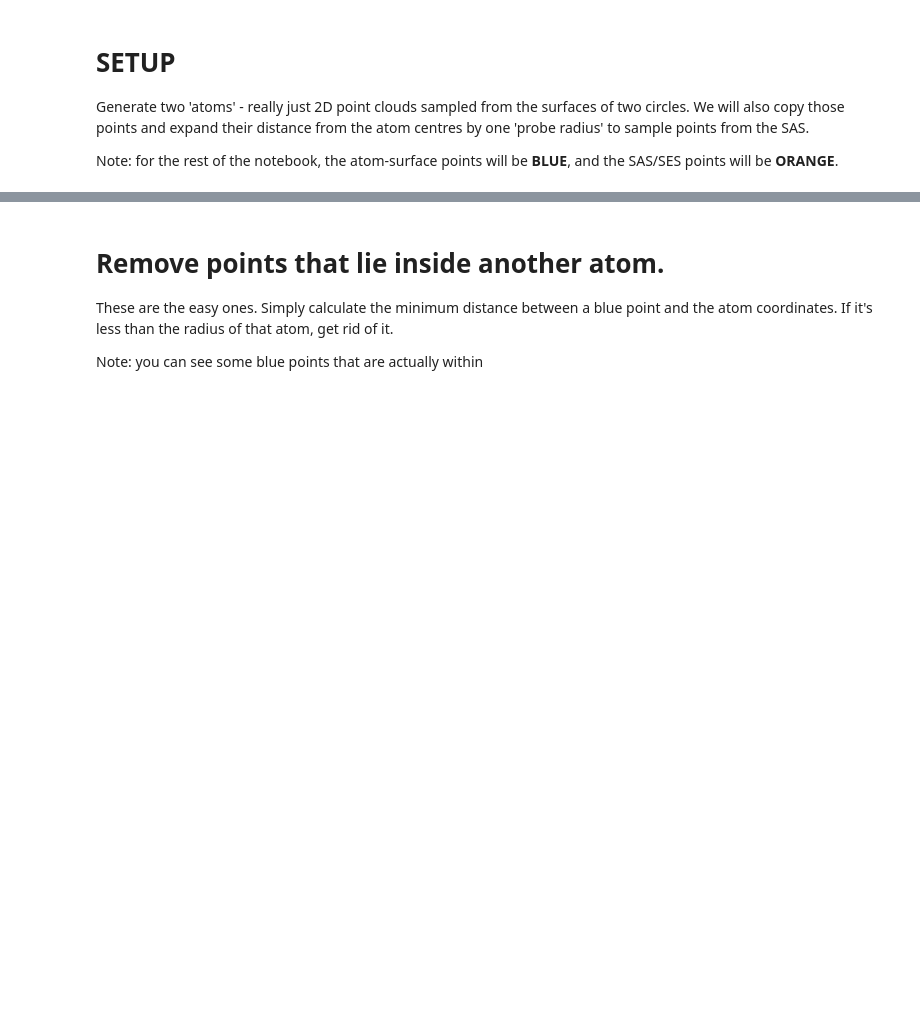
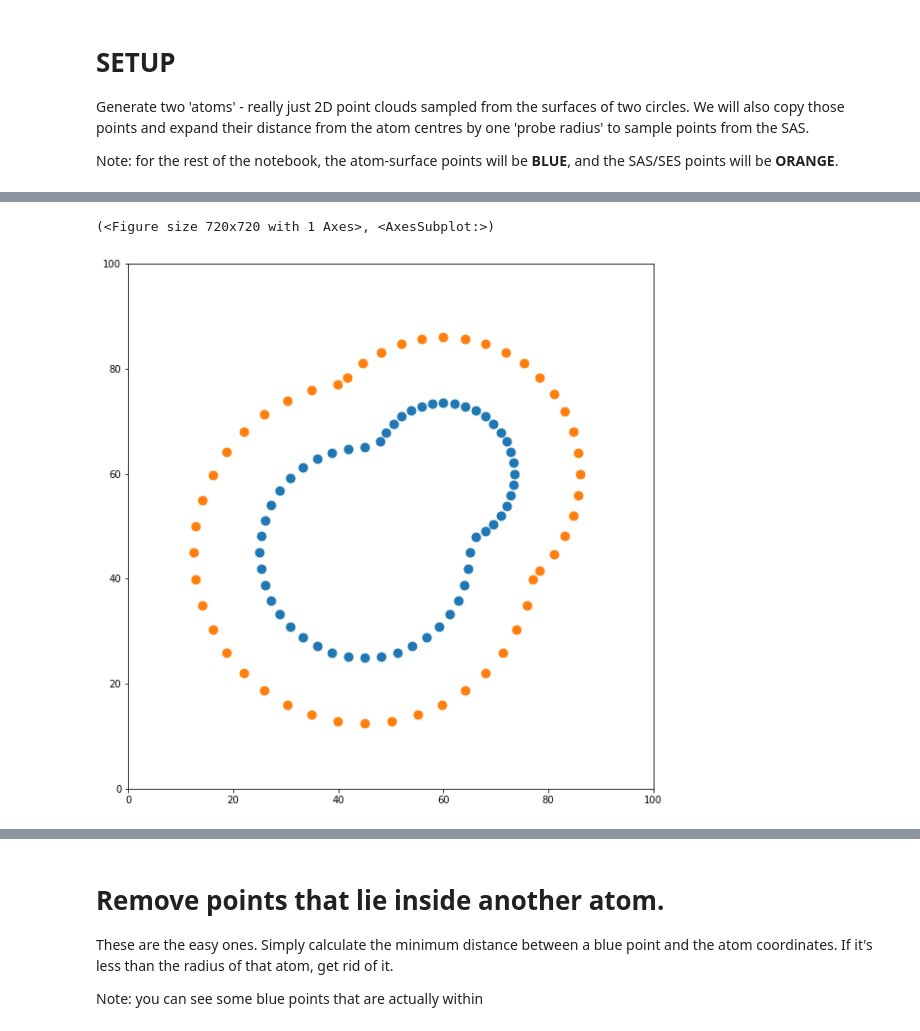
Before and after one commit to ljmartin/align, a Jupyter notebook: SES.ipynb, the cells around one changed output, grey strips where cells are left out. Cells and saved outputs as stored; diff of their text form; code cells hidden in the pictures; blank space fills up the shorter version.

```diff
--- a/SES.ipynb
+++ b/SES.ipynb
@@ -49,0 +208,7 @@ def plot_points(p, ep):
+# %%
+sesmol.remove_bad_surface_points()
+sesmol.remove_bad_extended_points()
+plot_points(sesmol.sp, sesmol.ep)
+# %% [output]
+(<Figure size 720x720 with 1 Axes>, <AxesSubplot:>)
+[figure, added]
```
Also changed, not shown: parts of 51 cells of this notebook, 2 other files.
